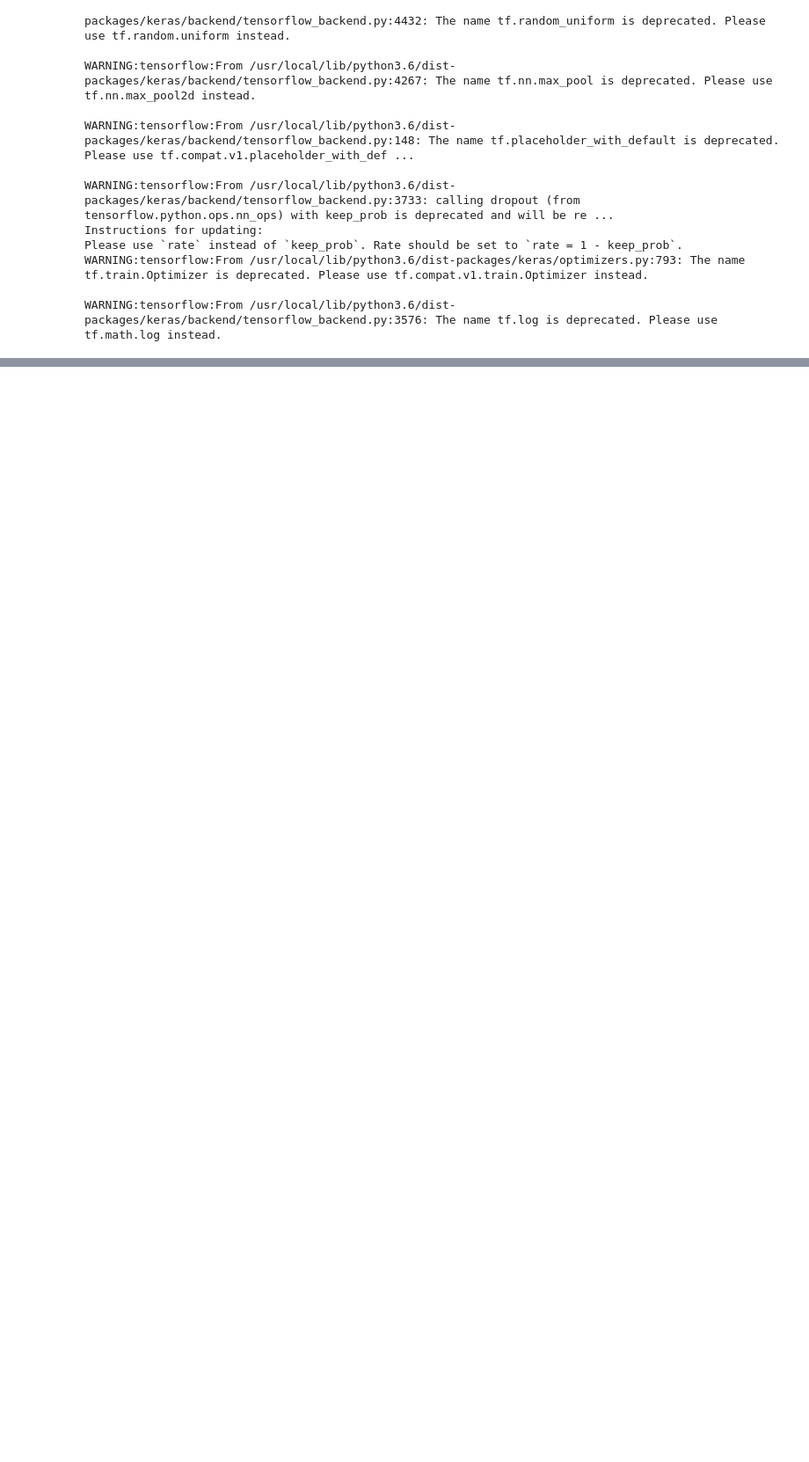
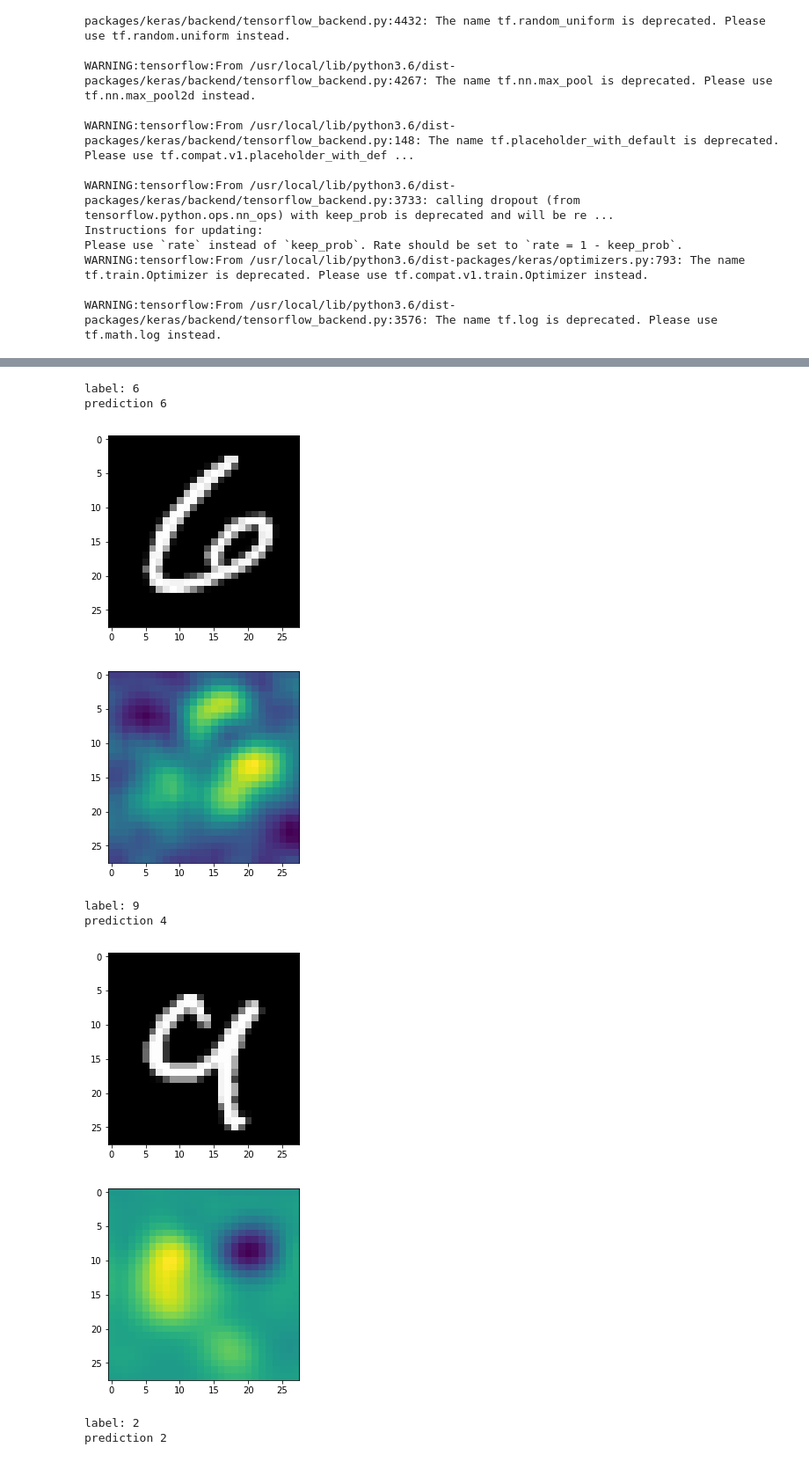
Before and after one commit to fabioanderegg/WANN, a Jupyter notebook: wann/mnist28x28_evaluate.ipynb, the cells around one changed output, grey strips where cells are left out. Shown at 88% size. Drawn from its saved outputs; the diff is of its cells as text; code cells hidden in the pictures; blank space fills up the shorter version.

```diff
--- a/wann/mnist28x28_evaluate.ipynb
+++ b/wann/mnist28x28_evaluate.ipynb
@@ -101,19 +212,20 @@ hdm.generate_masks(1, 1)
 # %%
-for index in [9953, 3850, 4962, 3886, 5437, 8517, 2041, 1989, 1933, 9984]:
-    image = x_test[index]
+def evaluate_rise(weight):
+  model.load_weights(weight)
+  for index in [9953, 3850, 4962, 3886, 5437, 8517, 2041, 1989, 1933, 9984]:
+      image = x_test[index]
 
-    label = np.argmax(y_test[index])
-    print('label:', label)
+      label = np.argmax(y_test[index])
+      print('label:', label)
 
-    baseline = model.predict(image.reshape(1, 28, 28, 1))
+      baseline = model.predict(image.reshape(1, 28, 28, 1))
 
-    print('prediction', np.argmax(baseline[0]))
+      print('prediction', np.argmax(baseline[0]))
 
-    result = hdm.explain(model, image.reshape(28, 28), baseline[0], output_class=label)
+      sal = explain(model, image, masks, (28, 28))
 
-    plt.imshow(image.reshape(28, 28), cmap='Greys_r')
-    plt.show()
+      plt.imshow(image.reshape(28, 28), cmap='Greys_r')
+      plt.show()
 
-    img = plt.imshow(result.distances(occlusion_cnn.RAW))
-    plt.colorbar(img)
-    plt.show()
+      img = plt.imshow(sal[label])
+      plt.show()
@@ -137,0 +232,13 @@ prediction 6
+# %%
+evaluate_rise('weights-07-0.9625-0.9904.hdf5')
+# %% [output]
+label: 6
+prediction 6
+[figure, added]
+[figure, added]
+label: 9
+prediction 4
+[figure, added]
+[figure, added]
+label: 2
+prediction 2
```
Also changed, not shown: parts of 9 cells of this notebook.
